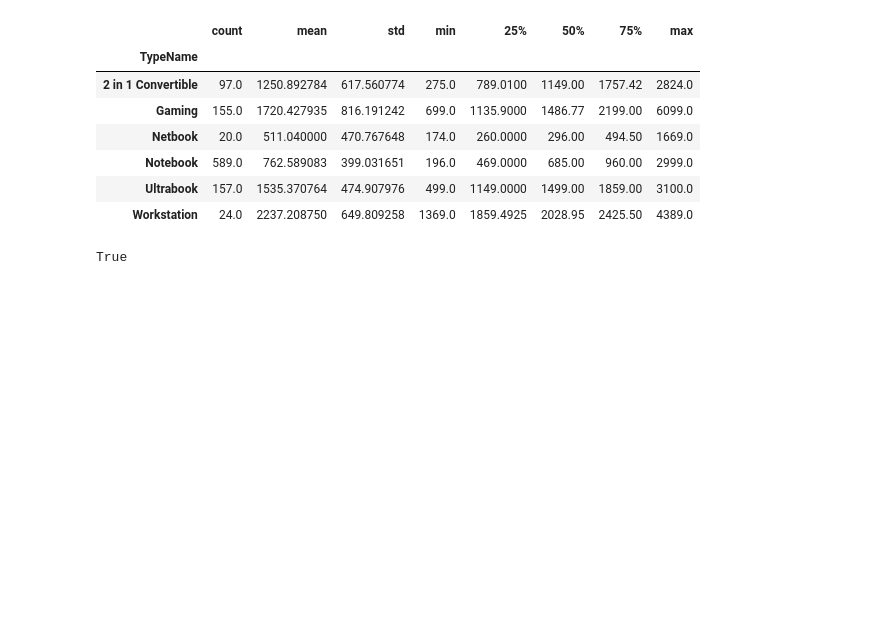
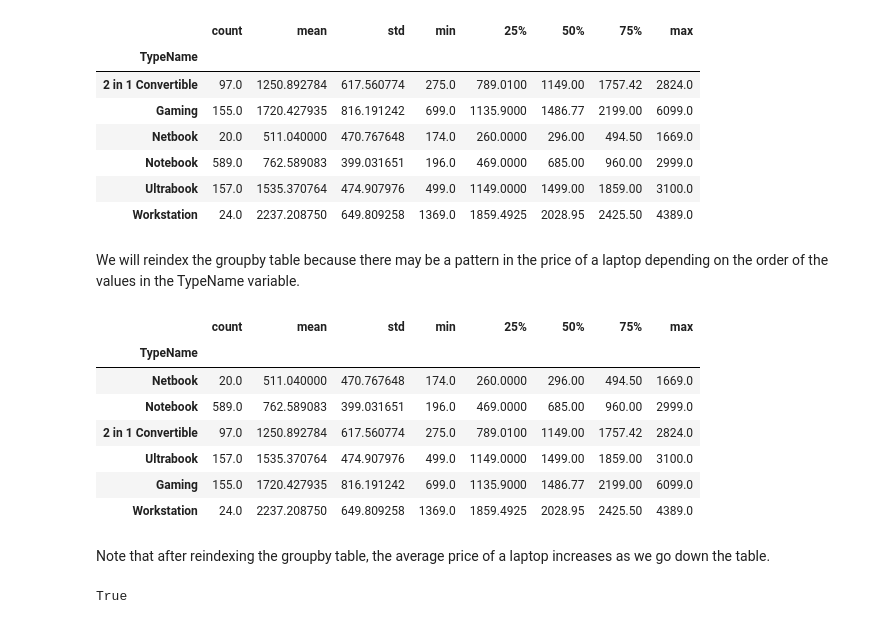
Before and after one commit to ryan-ferns/project_laptop_prices, a Jupyter notebook: laptop-prices-project.ipynb, the cells around one changed output. Drawn from its saved outputs; the diff is of its cells as text; code cells hidden in the pictures; blank space fills up the shorter version.

```diff
--- a/laptop-prices-project.ipynb
+++ b/laptop-prices-project.ipynb
@@ -838,3 +838,7 @@ train.groupby('TypeName')['Price_euros'].describe()
 | Notebook | 589.0 | 762.589083 | 399.031651 | 196.0 | 469.0000 | 685.00 | 960.00 | 2999.0 |
 | Ultrabook | 157.0 | 1535.370764 | 474.907976 | 499.0 | 1149.0000 | 1499.00 | 1859.00 | 3100.0 |
 | Workstation | 24.0 | 2237.208750 | 649.809258 | 1369.0 | 1859.4925 | 2028.95 | 2425.50 | 4389.0 |
+# %% [markdown]
+We will reindex the groupby table because there may be a pattern in the
+price of a laptop depending on the order of the values in the TypeName
+variable.
@@ -841,3 +854,20 @@ train.groupby('TypeName')['Price_euros'].describe()
+# %%
+train.groupby('TypeName')['Price_euros'].describe().reindex(
+    labels=TypeName_values,
+    axis=0
+)
+# %% [output]
+|  | count | mean | std | min | 25% | 50% | 75% | max |
+| TypeName |  |  |  |  |  |  |  |  |
+| Netbook | 20.0 | 511.040000 | 470.767648 | 174.0 | 260.0000 | 296.00 | 494.50 | 1669.0 |
+| Notebook | 589.0 | 762.589083 | 399.031651 | 196.0 | 469.0000 | 685.00 | 960.00 | 2999.0 |
+| 2 in 1 Convertible | 97.0 | 1250.892784 | 617.560774 | 275.0 | 789.0100 | 1149.00 | 1757.42 | 2824.0 |
+| Ultrabook | 157.0 | 1535.370764 | 474.907976 | 499.0 | 1149.0000 | 1499.00 | 1859.00 | 3100.0 |
+| Gaming | 155.0 | 1720.427935 | 816.191242 | 699.0 | 1135.9000 | 1486.77 | 2199.00 | 6099.0 |
+| Workstation | 24.0 | 2237.208750 | 649.809258 | 1369.0 | 1859.4925 | 2028.95 | 2425.50 | 4389.0 |
+# %% [markdown]
+Note that after reindexing the groupby table, the average price of a laptop increases
+as we go down the table.
 # %%
 set(test['TypeName']) == set(train['TypeName'])
 # %% [output]
```
Also changed, not shown: parts of 2 cells of this notebook.
